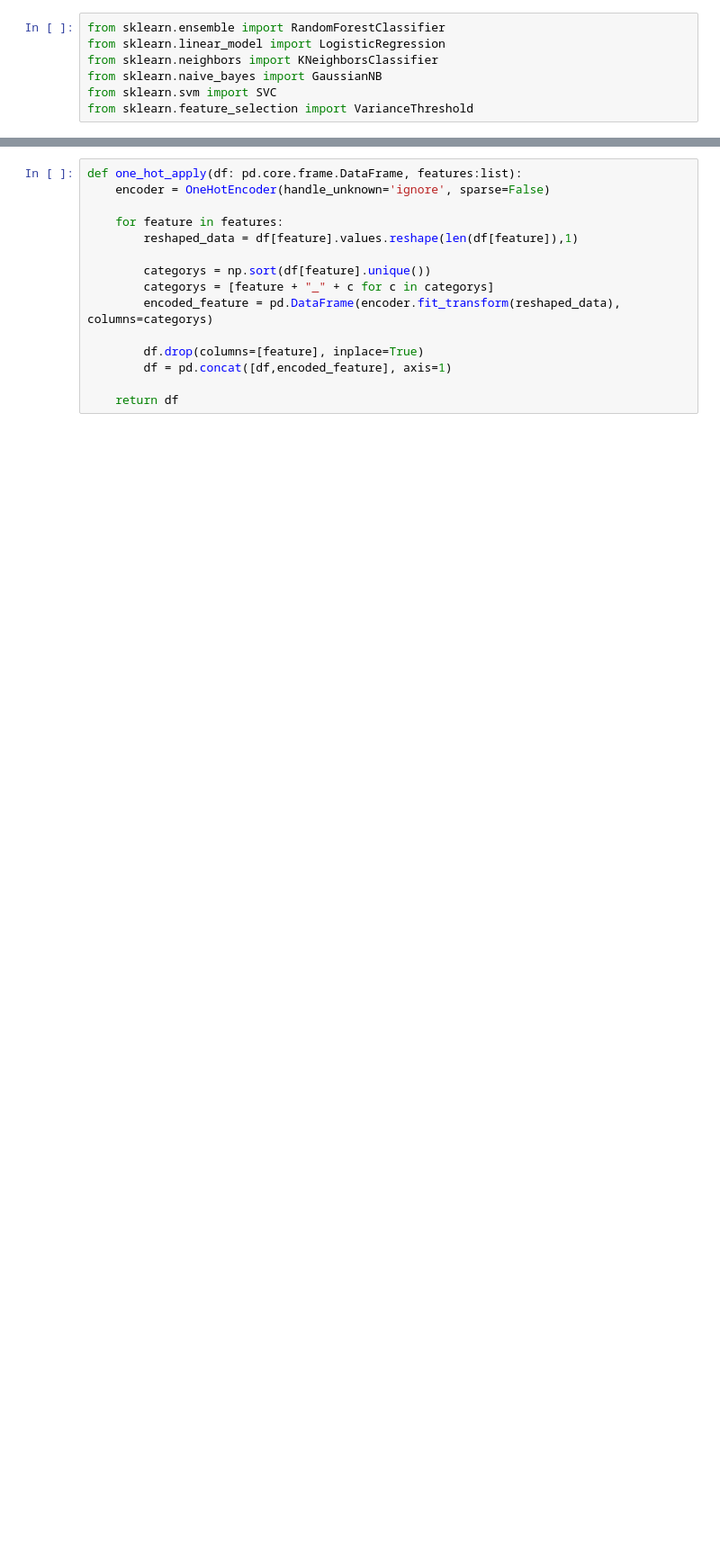
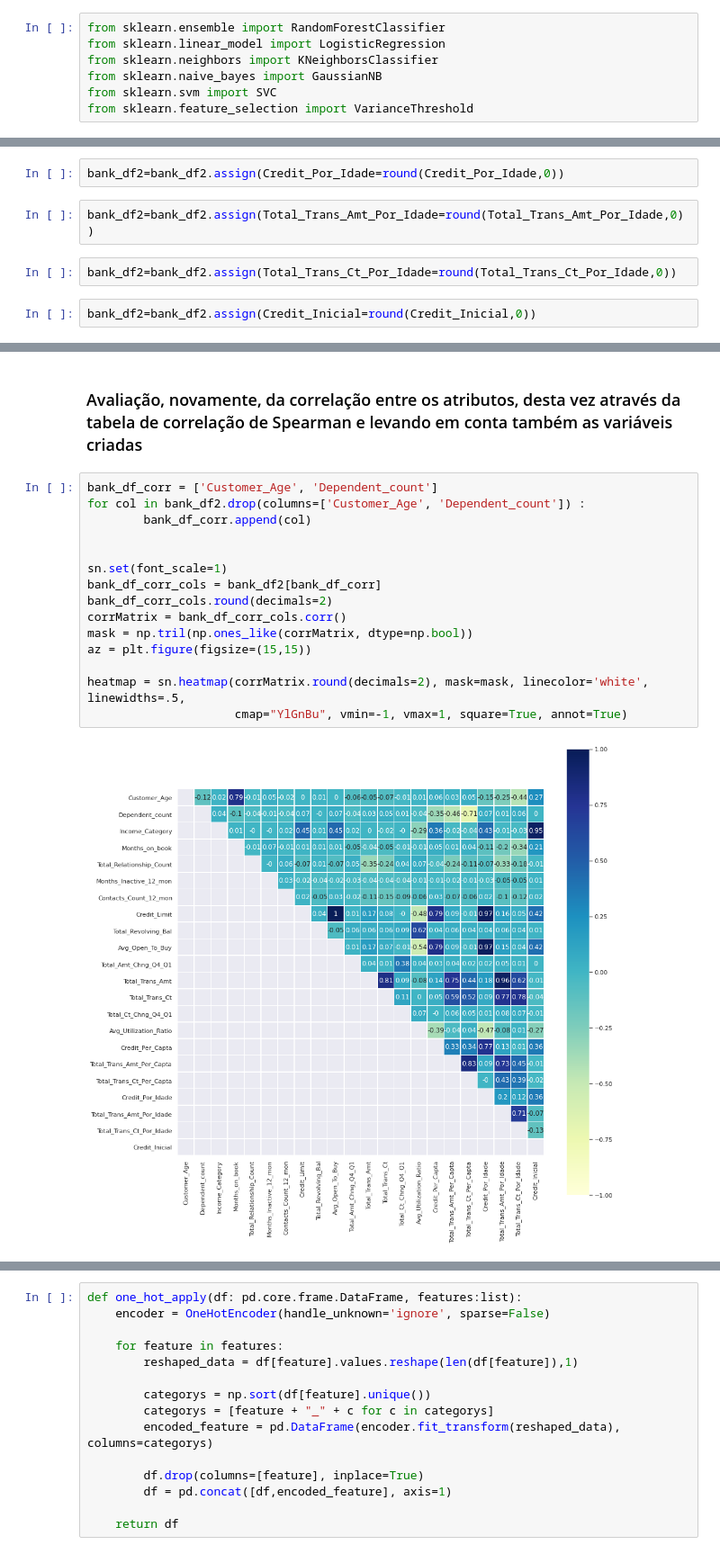
Before and after one commit to pedroernesto00/-CK0223---Mineracao-de-Dados---Trabalho-Final, a Jupyter notebook: Checkpoint #3.ipynb, the cells around one changed output, grey strips where cells are left out. Shown: that part at 90% size. Drawn from its saved outputs; the diff is of its cells as text; blank space fills up the shorter version.

```diff
--- a/Checkpoint #3.ipynb
+++ b/Checkpoint #3.ipynb
@@ -70,0 +222,8 @@ bank_df
+# %%
+bank_df2=bank_df2.assign(Credit_Por_Idade=round(Credit_Por_Idade,0))
+# %%
+bank_df2=bank_df2.assign(Total_Trans_Amt_Por_Idade=round(Total_Trans_Amt_Por_Idade,0))
+# %%
+bank_df2=bank_df2.assign(Total_Trans_Ct_Por_Idade=round(Total_Trans_Ct_Por_Idade,0))
+# %%
+bank_df2=bank_df2.assign(Credit_Inicial=round(Credit_Inicial,0))
@@ -70,0 +248,19 @@ bank_df
+# %% [markdown]
+### Avaliação, novamente, da correlação entre os atributos, desta vez através da tabela de correlação de Spearman e levando em conta também as variáveis criadas
+# %%
+bank_df_corr = ['Customer_Age', 'Dependent_count']
+for col in bank_df2.drop(columns=['Customer_Age', 'Dependent_count']) :
+        bank_df_corr.append(col)
+
+
+sn.set(font_scale=1)
+bank_df_corr_cols = bank_df2[bank_df_corr]
+bank_df_corr_cols.round(decimals=2)
+corrMatrix = bank_df_corr_cols.corr()
+mask = np.tril(np.ones_like(corrMatrix, dtype=np.bool))
+az = plt.figure(figsize=(15,15))
+
+heatmap = sn.heatmap(corrMatrix.round(decimals=2), mask=mask, linecolor='white', linewidths=.5,
+                     cmap="YlGnBu", vmin=-1, vmax=1, square=True, annot=True)
+# %% [output]
+[figure, added]
```
Also changed, not shown: parts of 149 cells of this notebook.
